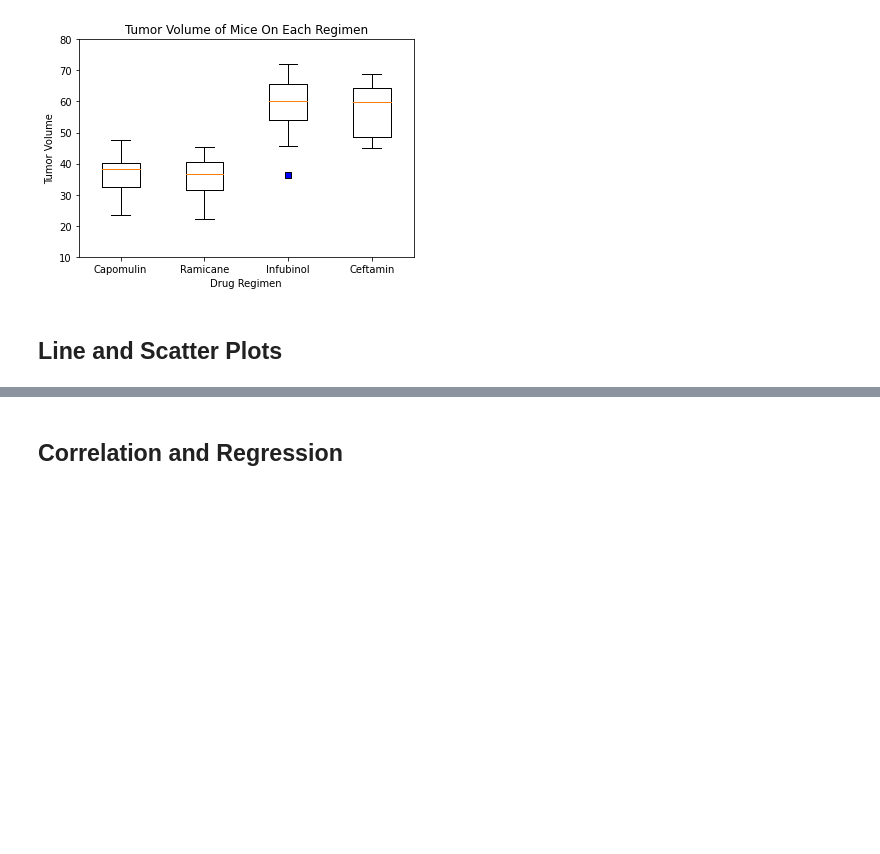
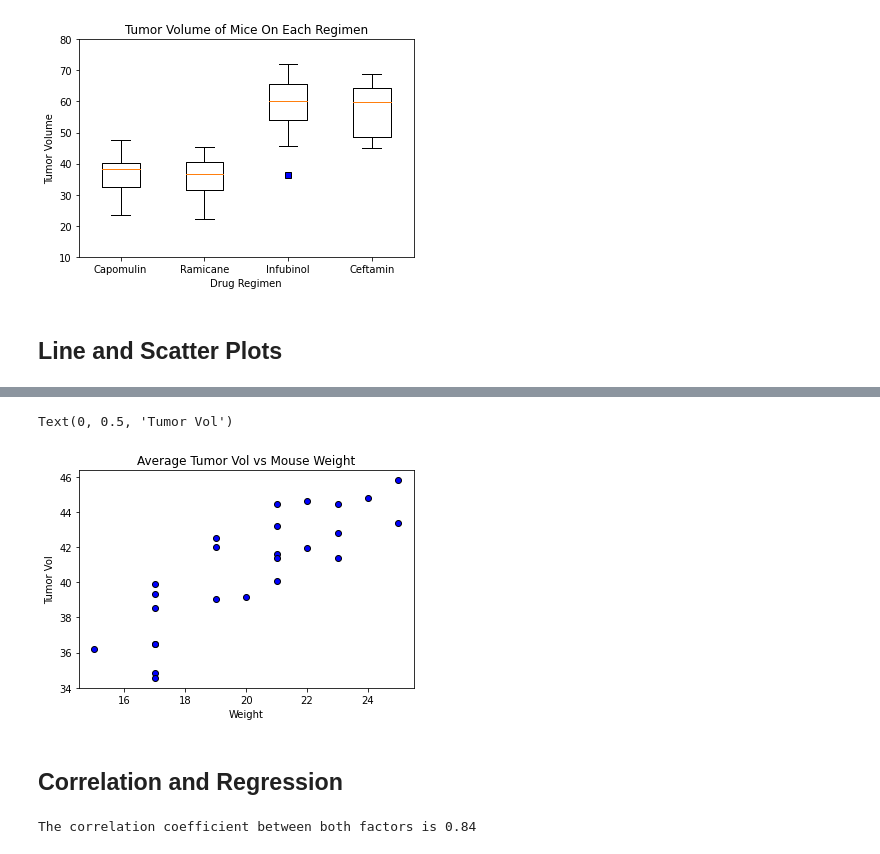
Before and after one commit to amahalik17/Data_Homework, a Jupyter notebook: Matplotlib-Challenge/Pymaceuticals/pymaceuticals_hw.ipynb, the cells around one changed output, grey strips where cells are left out. Cells and saved outputs as stored; diff of their text form; code cells hidden in the pictures; blank space fills up the shorter version.

```diff
--- a/Matplotlib-Challenge/Pymaceuticals/pymaceuticals_hw.ipynb
+++ b/Matplotlib-Challenge/Pymaceuticals/pymaceuticals_hw.ipynb
@@ -283,5 +294,30 @@ tumor.head()
+# %%
+# Generate a scatter plot of average tumor volume vs. mouse weight for the Capomulin regimen
+regimen_weight = merged_df[(merged_df["Drug Regimen"] == "Capomulin")]
+regimen_weight = regimen_weight[["Mouse ID", "Weight (g)", "Tumor Volume (mm3)"]]
+each_weight = regimen_weight.groupby(["Mouse ID", "Weight (g)"])
+
+avg_vol_df = each_weight["Tumor Volume (mm3)"].mean().to_frame()
+avg_vol_df = avg_vol_df.reset_index()
+#avg_vol_df.head()
+
+plt.scatter(avg_vol_df["Weight (g)"],
+            avg_vol_df["Tumor Volume (mm3)"],
+            marker = 'o',
+            facecolors='blue',
+            edgecolors='black')
+plt.title('Average Tumor Vol vs Mouse Weight')
+plt.xlabel('Weight')
+plt.ylabel('Tumor Vol')
+# %% [output]
+Text(0, 0.5, 'Tumor Vol')
+[figure, added]
 # %% [markdown]
 ## Correlation and Regression
 # %%
 # Calculate the correlation coefficient and linear regression model
 # for mouse weight and average tumor volume for the Capomulin regimen
+correlation = sts.pearsonr(avg_vol_df["Weight (g)"], avg_vol_df["Tumor Volume (mm3)"])
+print(f"The correlation coefficient between both factors is {round(correlation[0],2)}")
+# %% [output]
+The correlation coefficient between both factors is 0.84
```
Also changed, not shown: parts of 2 cells of this notebook.
